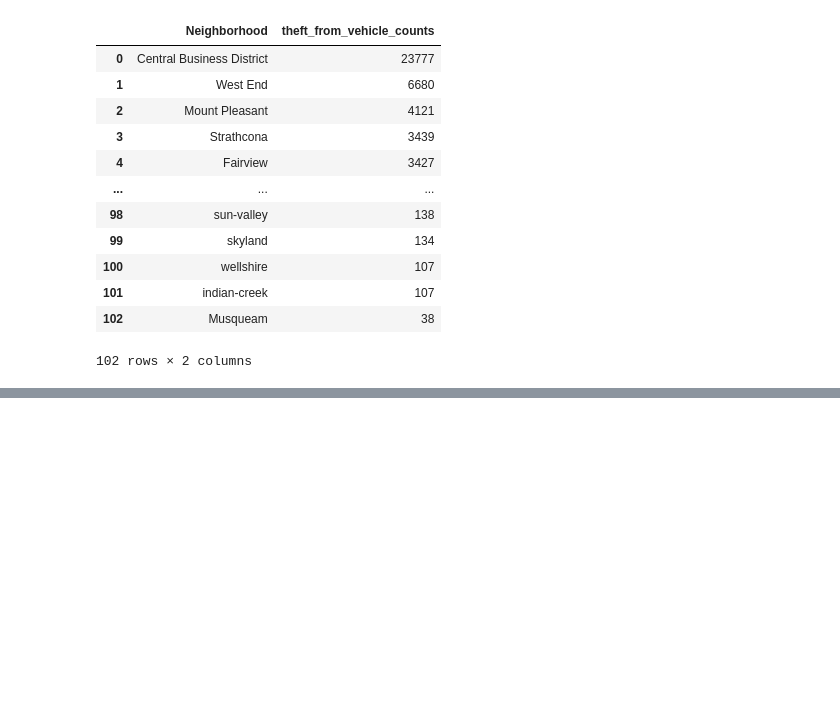
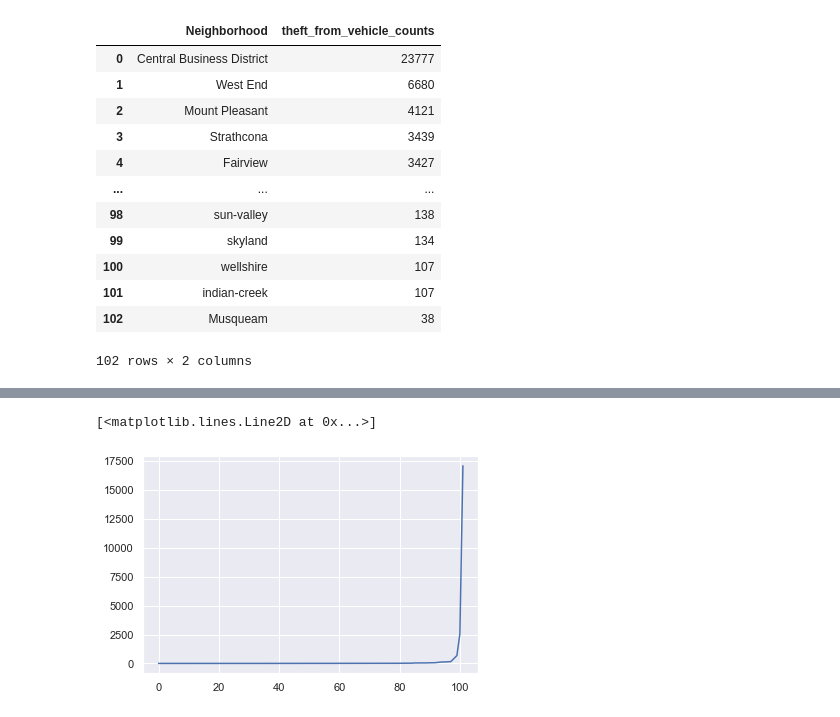
Before and after one commit to ZarifS/crime-stats, a Jupyter notebook: machine_learning/clustering/DBSCAN-clustering.ipynb, the cells around one changed output, grey strips where cells are left out. Drawn from its saved outputs; the diff is of its cells as text; code cells hidden in the pictures; blank space fills up the shorter version.

```diff
--- a/machine_learning/clustering/DBSCAN-clustering.ipynb
+++ b/machine_learning/clustering/DBSCAN-clustering.ipynb
@@ -91,0 +55,16 @@ ax.scatter(data_encoded[:2], data_encoded[data_encoded:,1], c=colors, s=120)
+# %%
+'''
+Finding the optimal value of Epsilon. Algorithm gotten from:
+https://towardsdatascience.com/machine-learning-clustering-dbscan-determine-the-optimal-value-for-epsilon-eps-python-example-3100091cfbc
+'''
+
+neigh = NearestNeighbors(n_neighbors=2)
+nbrs = neigh.fit(data_encoded)
+distances, indices = nbrs.kneighbors(data_encoded)
+# %%
+distances = np.sort(distances, axis=0)
+distances = distances[:102,1]
+plt.plot(distances)
+# %% [output]
+[<matplotlib.lines.Line2D at 0x...>]
+[figure, added]
```
Also changed, not shown: parts of 16 cells of this notebook, 4 other files.
